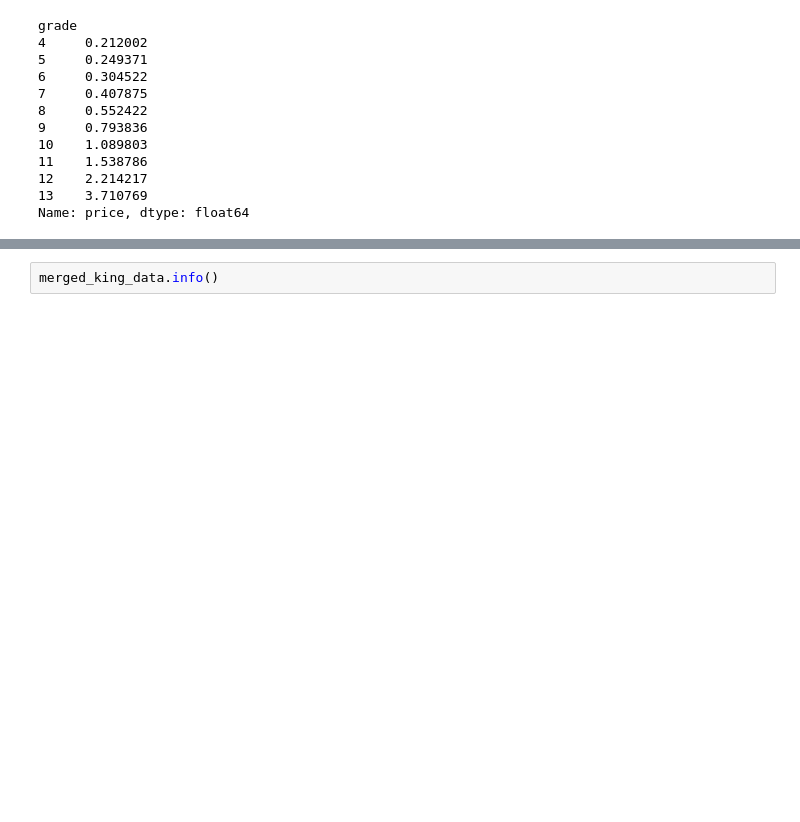
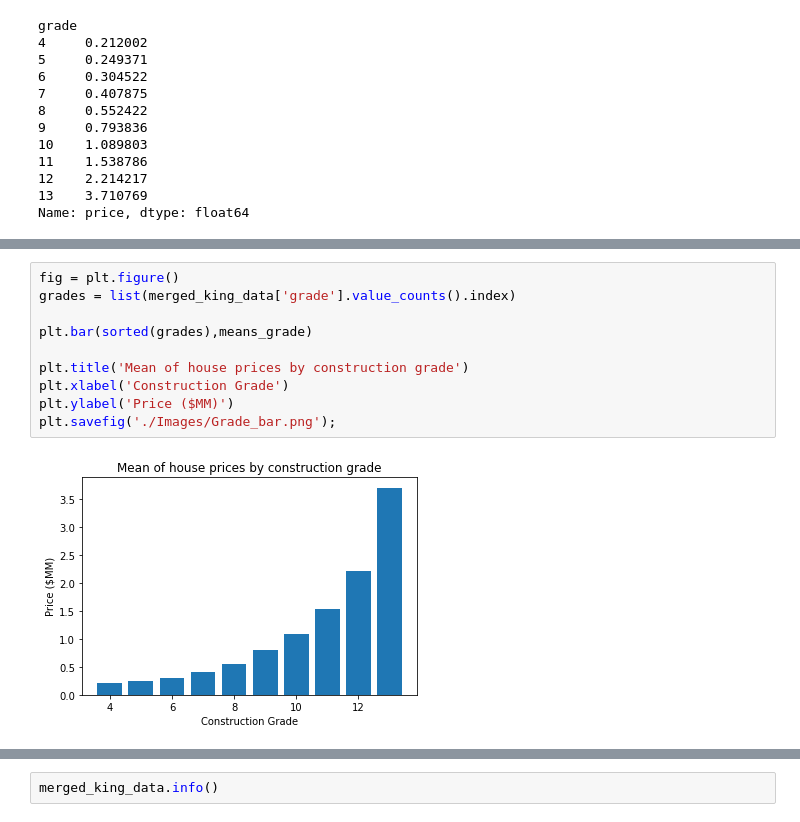
Before and after one commit to aliceagrawal/King-County-House-Sales, a Jupyter notebook: Marshalls Notebook.ipynb, the cells around one changed output, grey strips where cells are left out. Drawn from its saved outputs; the diff is of its cells as text; blank space fills up the shorter version.

```diff
--- a/Marshalls Notebook.ipynb
+++ b/Marshalls Notebook.ipynb
@@ -602,0 +580,12 @@ Name: price, dtype: float64
+# %%
+fig = plt.figure()
+grades = list(merged_king_data['grade'].value_counts().index)
+
+plt.bar(sorted(grades),means_grade)
+
+plt.title('Mean of house prices by construction grade')
+plt.xlabel('Construction Grade')
+plt.ylabel('Price ($MM)')
+plt.savefig('./Images/Grade_bar.png');
+# %% [output]
+[figure, added]
```
Also changed, not shown: parts of 10 cells of this notebook, 4 other files.
